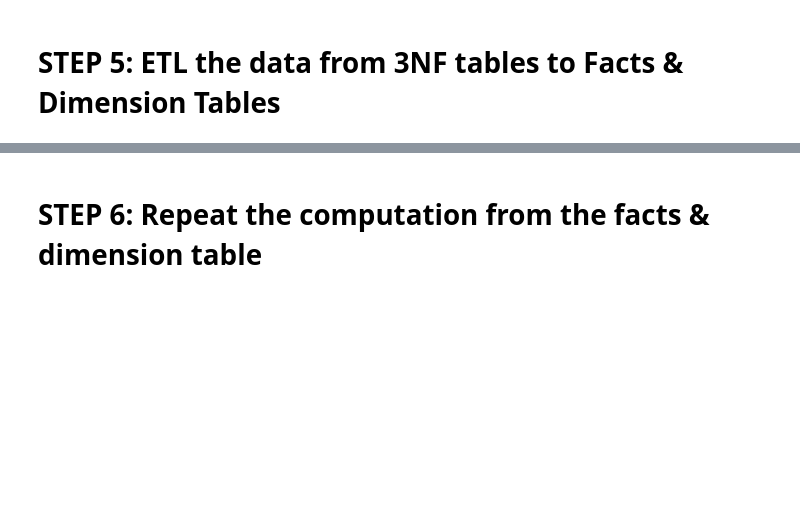
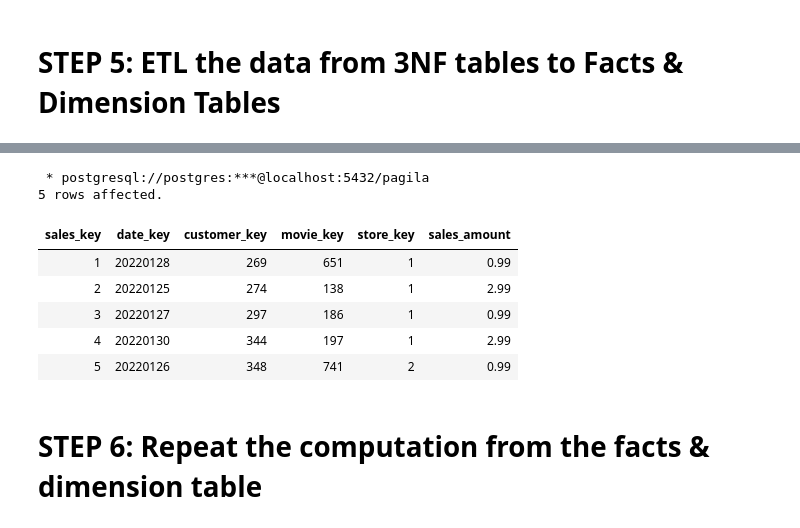
Before and after one commit to yatzirirain/learning, a Jupyter notebook: Data_modeling/Sakila_database_ETL.ipynb, the cells around one changed output, grey strips where cells are left out. Saved outputs shown, nothing was run; the diff lists cells and outputs as text; code cells hidden in the pictures; blank space fills up the shorter version.

```diff
--- a/Data_modeling/Sakila_database_ETL.ipynb
+++ b/Data_modeling/Sakila_database_ETL.ipynb
@@ -362,3 +587,15 @@ JOIN inventory i ON ( r.inventory_id = i.inventory_id );
+# %%
+%%sql
+SELECT * FROM factsales LIMIT 5;
+# %% [output]
+ * postgresql://postgres:***@localhost:5432/pagila
+5 rows affected.
+| sales_key | date_key | customer_key | movie_key | store_key | sales_amount |
+| 1 | 20220128 | 269 | 651 | 1 | 0.99 |
+| 2 | 20220125 | 274 | 138 | 1 | 2.99 |
+| 3 | 20220127 | 297 | 186 | 1 | 0.99 |
+| 4 | 20220130 | 344 | 197 | 1 | 2.99 |
+| 5 | 20220126 | 348 | 741 | 2 | 0.99 |
 # %% [markdown]
 # STEP 6: Repeat the computation from the facts & dimension table
 # %% [markdown]
```
Also changed, not shown: parts of 45 cells of this notebook, 5 other files.
